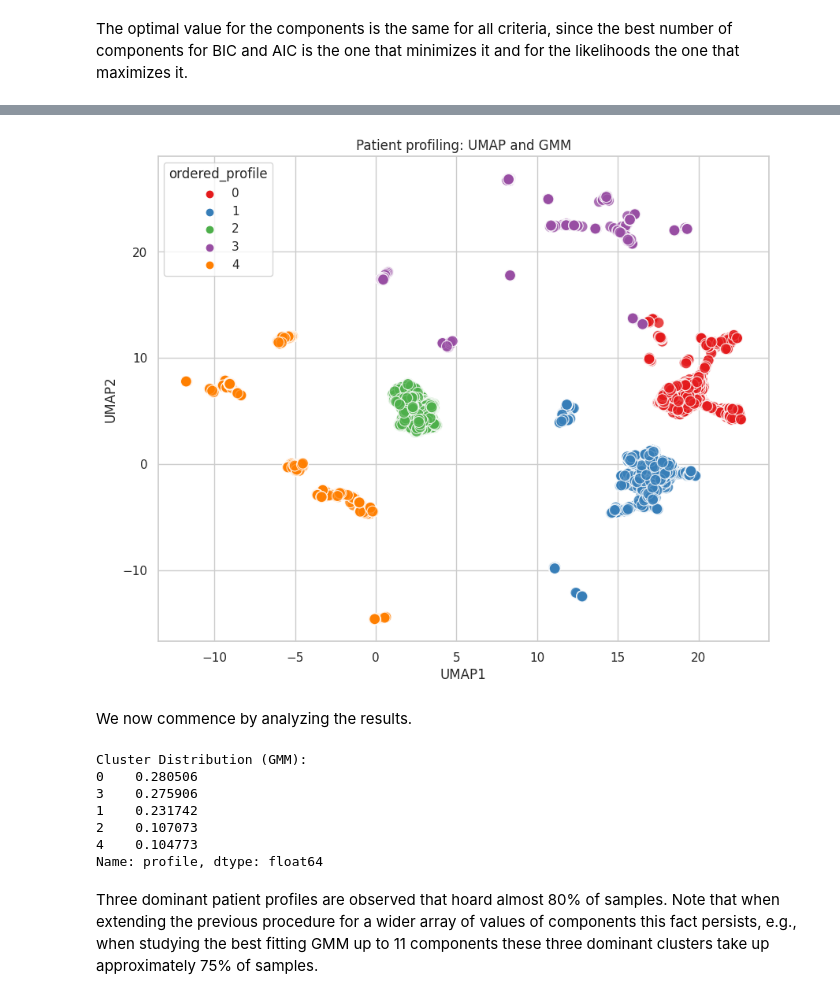
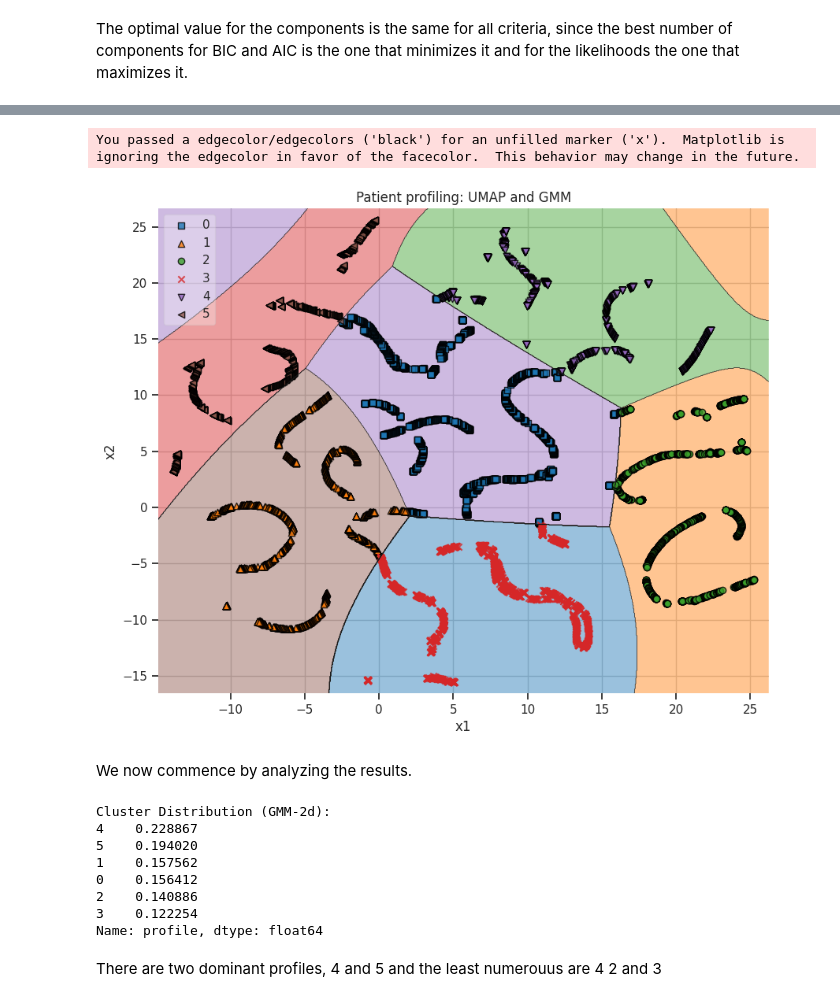
Before and after one commit to mrjorgeparr/ML-in-healthcare, a Jupyter notebook: Final project/Final_project.ipynb, the cells around one changed output, grey strips where cells are left out. Cells and saved outputs as stored; diff of their text form; code cells hidden in the pictures.

```diff
--- a/Final project/Final_project.ipynb
+++ b/Final project/Final_project.ipynb
@@ -196 +221,4 @@ df_encoded.to_csv('Eureca2.0_embed.csv')
+# %%
+# saving
+df2 = pd.read_csv('Eureca2.0_embed.csv')
 # %%
@@ -210,3 +234,7 @@ embeddings = reducer.fit_transform(df_encoded)
+# %%
+# 3d version
+reducer = ump.UMAP(n_components=3)
+embeddings = reducer.fit_transform(df2)
 # %% [markdown]
 Studying the correlations between the original features and the UMAP dimensions, helps to understand which variables have the most impact in the components of the reduced data. The following code displays, for both components, the 10 features with the highest correlation with the UMAP component in absolute value
 # %%
@@ -242,11 +341,10 @@ for feature, correlation in top_correlations_umap2.iterrows():
 
 # UMAP + GMM clustering through optimal Bayesian Information Criterion
 
-
+# this cell is the same for 2d and 3d data
 # we need to encode string variables
 
 bics = []
-ls =[] # likelihoods
 lls = [] # log-likelihoods
 aics = []
 ks = range(1,7)
@@ -255,13 +353,15 @@ for ns in ks:
   gmm.fit(embeddings)
   bics.append(gmm.bic(embeddings))
   aics.append(gmm.aic(embeddings))
-  ls.append(gmm.score_samples(embeddings).mean())
   lls.append(gmm.score(embeddings))
 
 opt = ks[bics.index(min(bics))]
 gmm = GMM(n_components=opt, random_state=42)
 labs = gmm.fit_predict(embeddings)
-dfr = pd.DataFrame(embeddings, columns=['UMAP1', 'UMAP2'])
+if np.shape(embeddings)[1] == 2:
+  dfr = pd.DataFrame(embeddings, columns=['UMAP1', 'UMAP2'])
+else:
+  dfr = pd.DataFrame(embeddings, columns = ['UMAP1', 'UMAP2', 'UMAP3'])
 dfr['profile'] = labs
 # %%
 plt.figure(figsize=(25, 5))
@@ -304,30 +431,40 @@ Name: profile, dtype: int64
 # %%
-dfr.to_csv('Eureca2.0_umapGMM.csv')
+from mlxtend.plotting import plot_decision_regions
+
 cdg =  dfr['profile'].value_counts(normalize=True)
 ordered_cluster_indices = cdg.index
 dfr['ordered_profile'] = dfr['profile'].map(dict(zip(ordered_cluster_indices, range(len(ordered_cluster_indices)))))
-
+"""
 sns.set(style="whitegrid")
 plt.figure(figsize=(10, 8))
 sns.scatterplot(x='UMAP1', y='UMAP2', hue='ordered_profile', data=dfr, palette="Set1", s=100, alpha=0.8)
 plt.title('Patient profiling: UMAP and GMM')
 plt.show()
+"""
+plt.figure(figsize=(10, 8))
+plot_decision_regions(embeddings, dfr['ordered_profile'].values, clf=gmm, legend=2)
+plt.title('Patient profiling: UMAP and GMM')
+plt.xlabel('x1')
+plt.ylabel('x2')
+plt.show()
 # %% [output]
+You passed a edgecolor/edgecolors ('black') for an unfilled marker ('x').  Matplotlib is ignoring the edgecolor in favor of the facecolor.  This behavior may change in the future.
-[figure, old version]
+[figure, new version]
 # %% [markdown]
 We now commence by analyzing the results.
 # %%
 cluster_distribution_gmm = dfr['profile'].value_counts(normalize=True)
-print("Cluster Distribution (GMM):")
+print("Cluster Distribution (GMM-2d):")
 print(cdg)
 # %% [output]
-Cluster Distribution (GMM):
-0    0.280506
-3    0.275906
-1    0.231742
-2    0.107073
-4    0.104773
+Cluster Distribution (GMM-2d):
+4    0.228867
+5    0.194020
+1    0.157562
+0    0.156412
+2    0.140886
+3    0.122254
 Name: profile, dtype: float64
-# %% [markdown]
-Three dominant patient profiles are observed that hoard almost 80% of samples. Note that when extending the previous procedure for a wider array of values of components this fact persists, e.g., when studying the best fitting GMM up to 11 components these three dominant clusters take up approximately 75% of samples.
+# %% [markdown]
+There are two dominant profiles, 4 and 5 and the least numerouus are 4 2 and 3
 # %%
```
Also changed, not shown: parts of 24 cells of this notebook, 5 other files.
